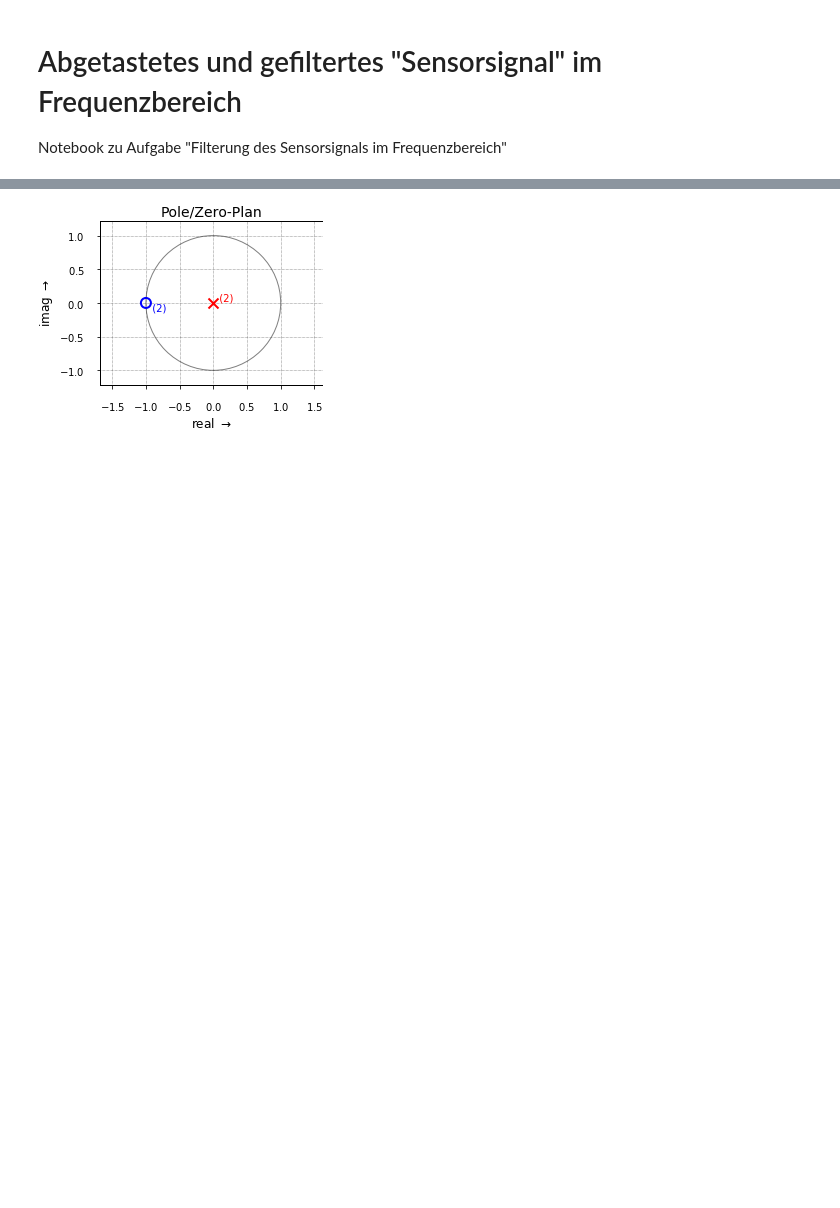
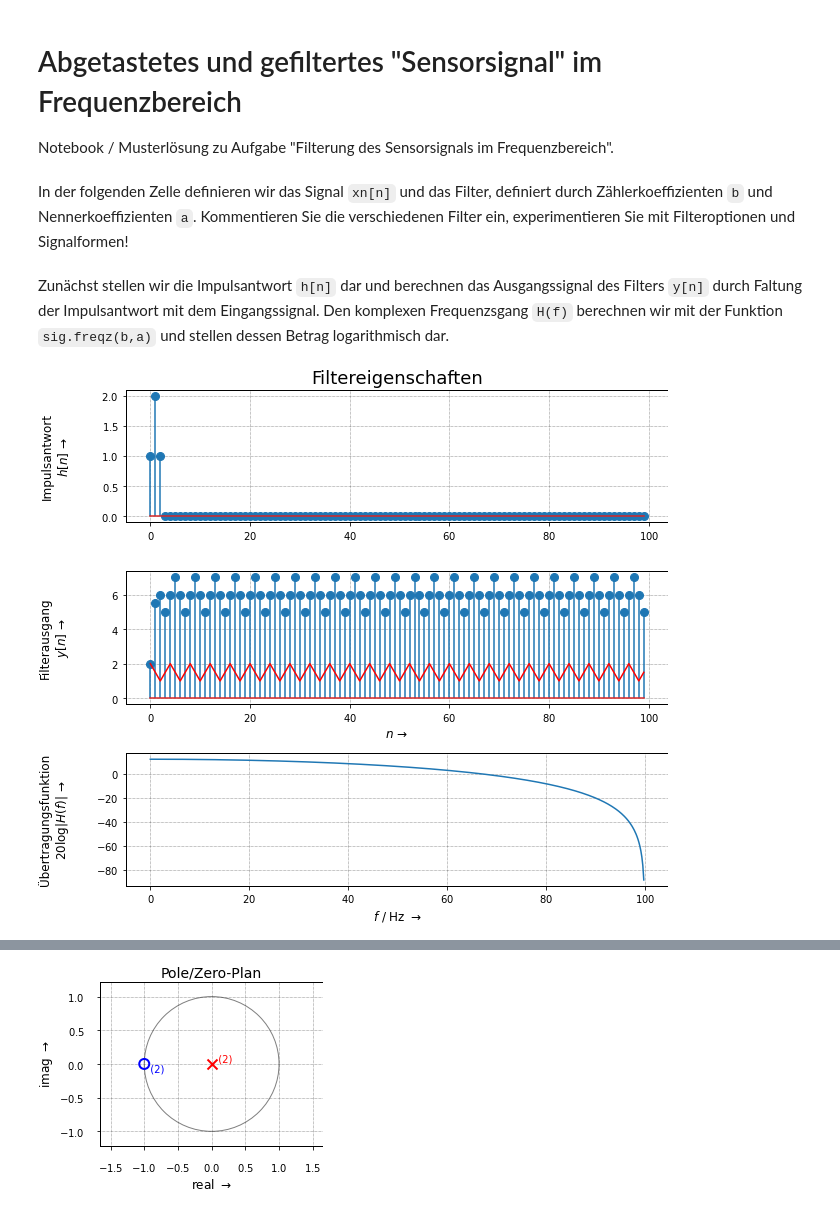
Before and after one commit to chipmuenk/dsp, a Jupyter notebook: notebooks/02_LTF/LTF-sensor.ipynb, the cells around one changed output, grey strips where cells are left out. Saved outputs shown, nothing was run; the diff lists cells and outputs as text; code cells hidden in the pictures; blank space fills up the shorter version.

```diff
--- a/notebooks/02_LTF/LTF-sensor.ipynb
+++ b/notebooks/02_LTF/LTF-sensor.ipynb
@@ -1,4 +1,4 @@
 # %% [markdown]
 # Abgetastetes und gefiltertes "Sensorsignal" im Frequenzbereich
 
-Notebook zu Aufgabe "Filterung des Sensorsignals im Frequenzbereich"
+Notebook / Musterlösung zu Aufgabe "Filterung des Sensorsignals im Frequenzbereich".
@@ -5,20 +20,10 @@ Notebook zu Aufgabe "Filterung des Sensorsignals im Frequenzbereich"
+# %% [markdown]
+In der folgenden Zelle definieren wir das Signal `xn[n]` und das Filter, definiert durch Zählerkoeffizienten `b` und Nennerkoeffizienten `a`. Kommentieren Sie die verschiedenen Filter ein, experimentieren Sie mit Filteroptionen und Signalformen!
 # %%
-import numpy as np
-from numpy import pi, cos, log10
-import scipy.signal as sig
-
-import matplotlib.pyplot as plt
-%matplotlib inline
-figsize1 = (10,10)
-
-import sys
-sys.path.append("..")
-import dsp_fpga_lib as dsp
-
 Ts = 1/200.0     # sampling period
 f1 = 50.0      # signal frequency
 phi0  = 0        # signal initial phase
-Tmax = 6.0/f1  # time for 6 signal periods
+Tmax = 100.0/f1  # time for 6 signal periods
 N_Ts = Tmax / Ts # No. of samples in Tmax
 # -- Sampled input signal and filter coeffs.
 n = np.arange(0,round(N_Ts)) # sample n
@@ -27,5 +32,35 @@ b = np.ones(3)/3; a = 1 # MA-filter, N = 5
 b = np.convolve([1,1,1],[1,1,1]); a = 1
 b = [1, 0]; a = [1, -0.9] # lossy integr.
 b = [1,2,1]; a = [1]
-#p = [1 + 1j, 1 + 1j, 1]
-#b = np.poly(p); a = 1
+#N = [1 + 1j, 1 + 1j, 1] # definiere Nullstellen
+#b = np.poly(N); a = 1 # und berechnen daraus die Zählerkoeffizienten
+# %% [markdown]
+Zunächst stellen wir die Impulsantwort `h[n]` dar und berechnen das Ausgangssignal des Filters `y[n]` durch Faltung der Impulsantwort mit dem Eingangssignal. Den komplexen Frequenzsgang `H(f)` berechnen wir mit der Funktion `sig.freqz(b,a)` und stellen dessen Betrag logarithmisch dar.
+# %%
+fig3, (ax1,ax2,ax3) = plt.subplots(3,1, figsize=figsize1)
+h, t = dsp.impz(b,a) # impulse response
+ax1.stem(range(len(h)),h, use_line_collection=True)
+ax1.grid(True)
+ax1.set_ylabel(r'Impulsantwort' '\n' r'$h[n]\, \rightarrow$')
+ax1.yaxis.set_label_coords(-0.1, 0.5)
+ax1.set_title('Filtereigenschaften', fontsize=18)
+#
+yn = np.convolve(xn,h) # Faltung (Convolution) von x und h
+N_max = min(len(yn), 100) # begrenze Punktezahl auf 100
+ax2.grid(True)
+ax2.stem(range(N_max),yn[:N_max], use_line_collection=True)
+ax2.plot(xn[:N_max],'r')
+ax2.set_xlabel(r'$n \, \rightarrow$')
+ax2.set_ylabel(r'Filterausgang' '\n' r'$y[n]\, \rightarrow$')
+ax2.yaxis.set_label_coords(-0.1, 0.5)
+#
+w,h = sig.freqz(b,a); f =  w / (2*pi*Ts)
+ax3.plot(f, 20*log10(abs(h)))
+ax3.set_ylabel(r'Übertragungsfunktion' '\n' r'$20 \log |H(f)|\, \rightarrow$')
+ax3.set_xlabel(r'$f$ / Hz $\rightarrow$')
+ax3.yaxis.set_label_coords(-0.1, 0.5)
+ax3.grid(True)
+#
+fig3.set_tight_layout(True)
+# %% [output]
+[figure, added]
```
Also changed, not shown: parts of 7 cells of this notebook, 4 other files.
